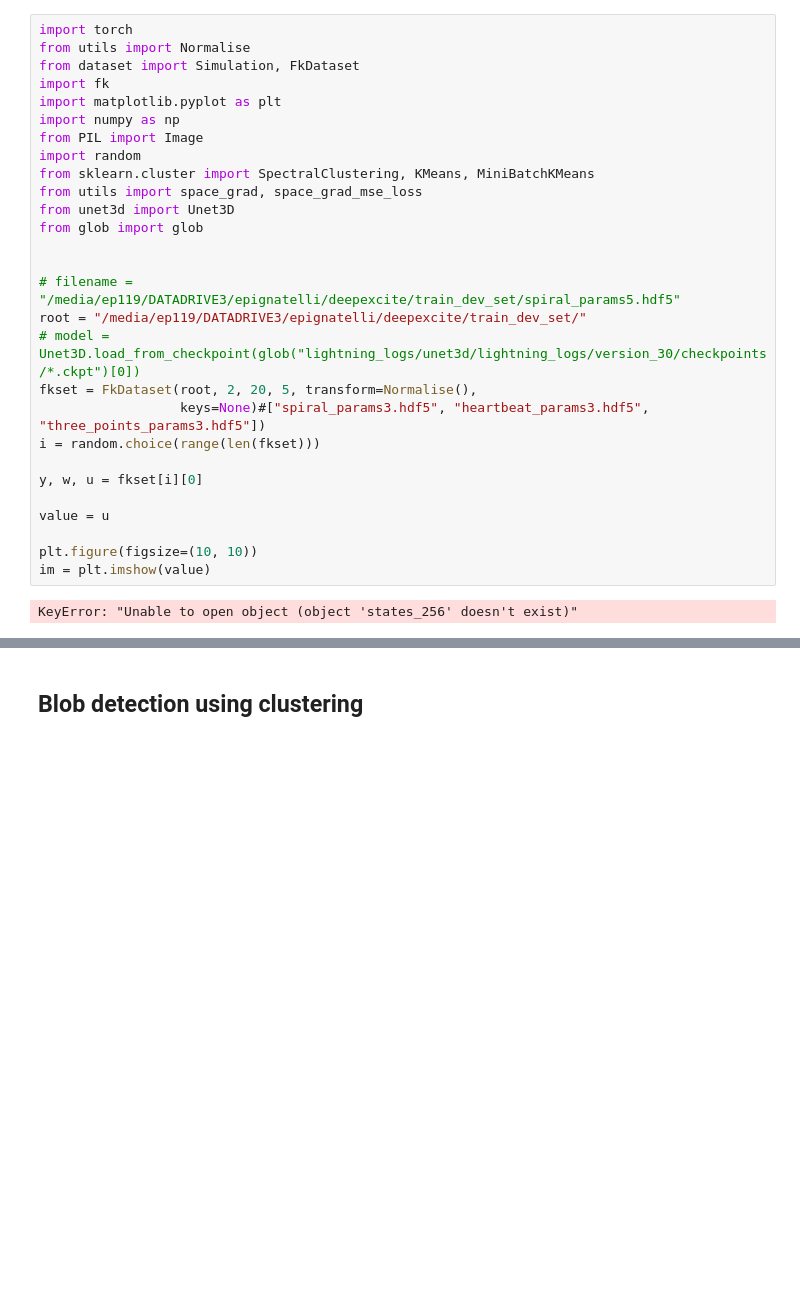
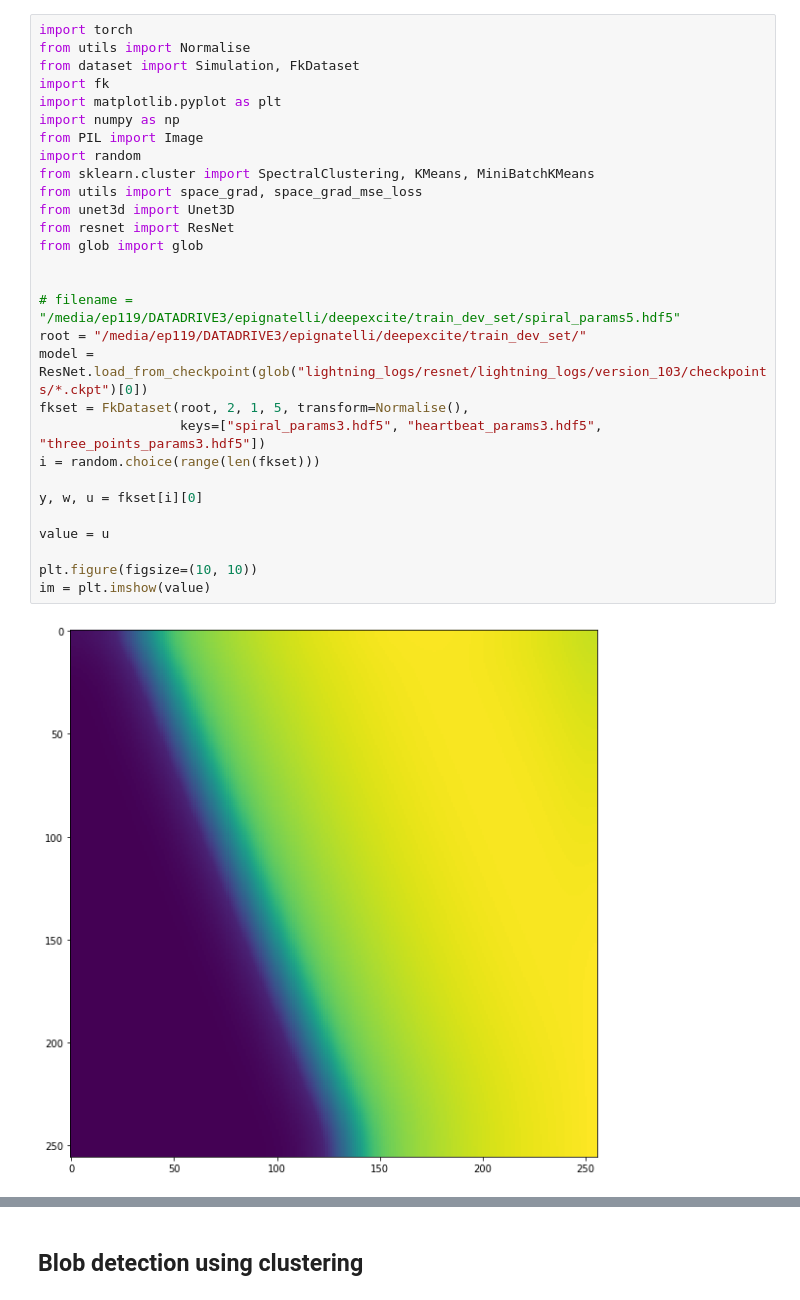
Before and after one commit to epignatelli/cardiax, a Jupyter notebook: deepexcite/playground.ipynb, the cells around one changed output, grey strips where cells are left out. Drawn from its saved outputs; the diff is of its cells as text; blank space fills up the shorter version.

```diff
--- a/deepexcite/playground.ipynb
+++ b/deepexcite/playground.ipynb
@@ -1,31 +1,32 @@
 # %%
 import torch
 from utils import Normalise
 from dataset import Simulation, FkDataset
 import fk
 import matplotlib.pyplot as plt
 import numpy as np
 from PIL import Image
 import random
 from sklearn.cluster import SpectralClustering, KMeans, MiniBatchKMeans
 from utils import space_grad, space_grad_mse_loss
 from unet3d import Unet3D
+from resnet import ResNet
 from glob import glob
 
 
 # filename = "/media/ep119/DATADRIVE3/epignatelli/deepexcite/train_dev_set/spiral_params5.hdf5"
 root = "/media/ep119/DATADRIVE3/epignatelli/deepexcite/train_dev_set/"
-# model = Unet3D.load_from_checkpoint(glob("lightning_logs/unet3d/lightning_logs/version_30/checkpoints/*.ckpt")[0])
-fkset = FkDataset(root, 2, 20, 5, transform=Normalise(),
-                  keys=None)#["spiral_params3.hdf5", "heartbeat_params3.hdf5", "three_points_params3.hdf5"])
+model = ResNet.load_from_checkpoint(glob("lightning_logs/resnet/lightning_logs/version_103/checkpoints/*.ckpt")[0])
+fkset = FkDataset(root, 2, 1, 5, transform=Normalise(),
+                  keys=["spiral_params3.hdf5", "heartbeat_params3.hdf5", "three_points_params3.hdf5"])
 i = random.choice(range(len(fkset)))
 
 y, w, u = fkset[i][0]
 
 value = u
 
 plt.figure(figsize=(10, 10))
 im = plt.imshow(value)
 # %% [output]
-KeyError: "Unable to open object (object 'states_256' doesn't exist)"
+[figure, added]
 # %%
```
Also changed, not shown: parts of 18 cells of this notebook, 3 other files.
